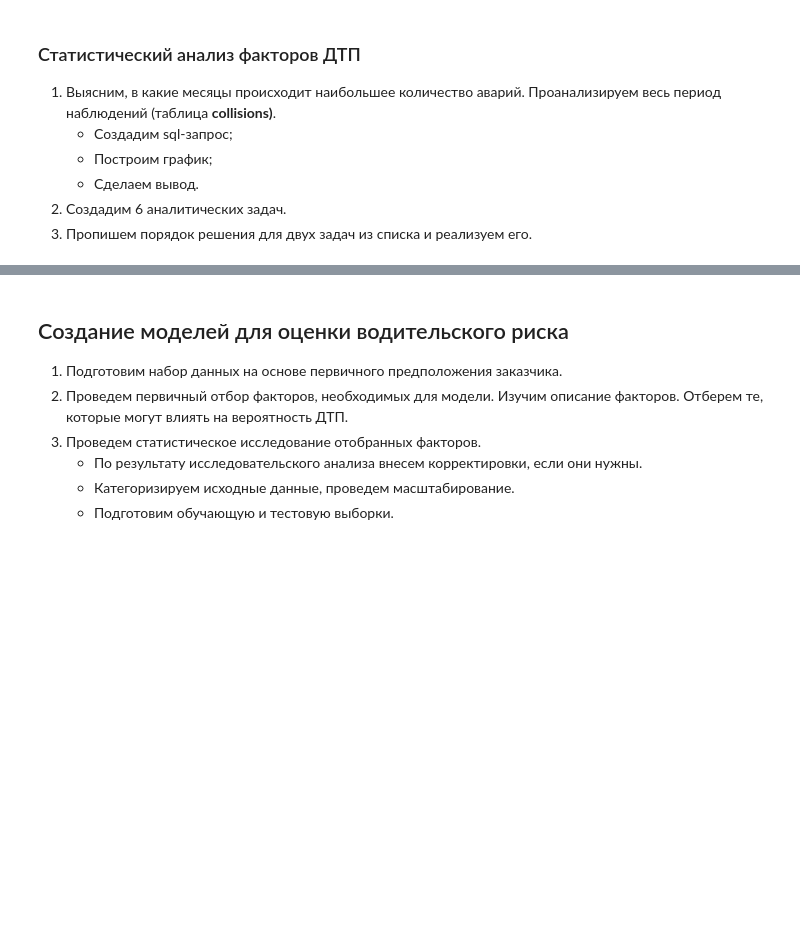
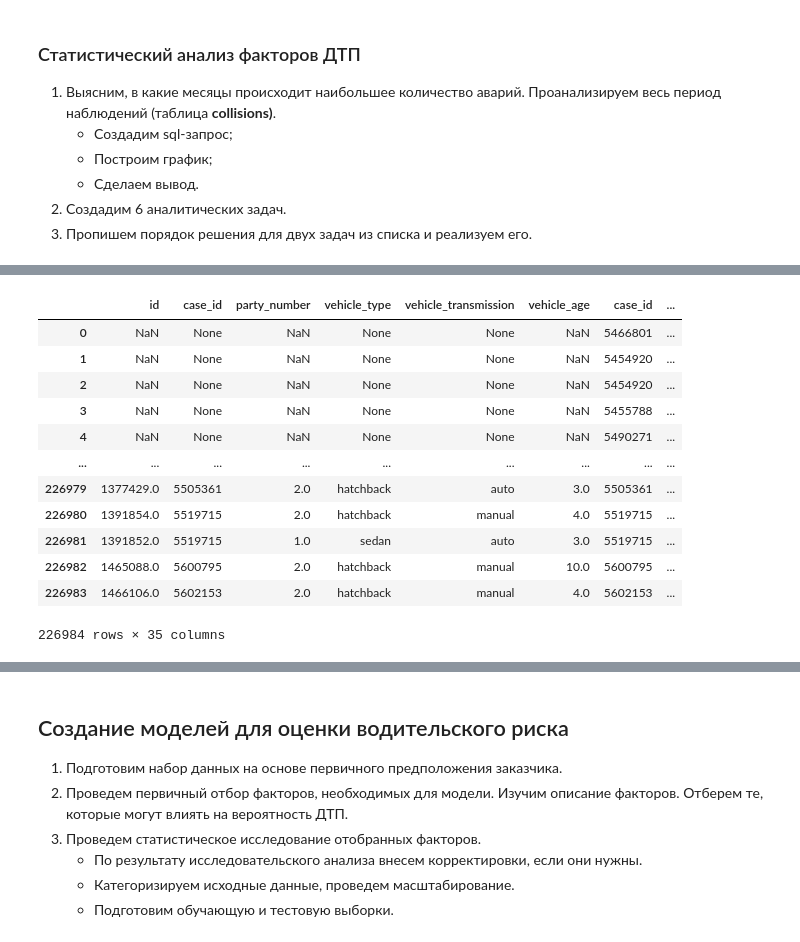
Before and after one commit to Moncervers/car_accident_prediction, a Jupyter notebook: project_notebook.ipynb, the cells around one changed output, grey strips where cells are left out. Saved outputs shown, nothing was run; the diff lists cells and outputs as text; code cells hidden in the pictures; blank space fills up the shorter version.

```diff
--- a/project_notebook.ipynb
+++ b/project_notebook.ipynb
@@ -141,0 +266,6 @@ engine = create_engine(connection_string)
+# %%
+# Выводим среднюю сумму страховки по типу транспортного средства
+with open('queries/task_5.sql', 'r') as file:
+    query = file.read()
+
+pd.read_sql_query(query, engine)
@@ -141,0 +290,6 @@ engine = create_engine(connection_string)
+# %%
+# Выводим минимальный, средний и максимальный возраст автомобиля
+with open('queries/task_6.1.sql', 'r') as file:
+    query = file.read()
+
+pd.read_sql_query(query, engine)
@@ -141,0 +301,6 @@ engine = create_engine(connection_string)
+# %%
+# Выводим количество ДТП по типу возраста автомобиля
+with open('queries/task_6.2.sql', 'r') as file:
+    query = file.read()
+
+pd.read_sql_query(query, engine)
@@ -143,0 +332,21 @@ engine = create_engine(connection_string)
+# %%
+with open('queries/load_df.sql', 'r') as file:
+    query = file.read()
+
+df = pd.read_sql_query(query, engine)
+
+df
+# %% [output]
+|  | id | case_id | party_number | vehicle_type | vehicle_transmission | vehicle_age | case_id | ... |
+| 0 | NaN | None | NaN | None | None | NaN | 5466801 | ... |
+| 1 | NaN | None | NaN | None | None | NaN | 5454920 | ... |
+| 2 | NaN | None | NaN | None | None | NaN | 5454920 | ... |
+| 3 | NaN | None | NaN | None | None | NaN | 5455788 | ... |
+| 4 | NaN | None | NaN | None | None | NaN | 5490271 | ... |
+| ... | ... | ... | ... | ... | ... | ... | ... | ... |
+| 226979 | 1377429.0 | 5505361 | 2.0 | hatchback | auto | 3.0 | 5505361 | ... |
+| 226980 | 1391854.0 | 5519715 | 2.0 | hatchback | manual | 4.0 | 5519715 | ... |
+| 226981 | 1391852.0 | 5519715 | 1.0 | sedan | auto | 3.0 | 5519715 | ... |
+| 226982 | 1465088.0 | 5600795 | 2.0 | hatchback | manual | 10.0 | 5600795 | ... |
+| 226983 | 1466106.0 | 5602153 | 2.0 | hatchback | manual | 4.0 | 5602153 | ... |
+226984 rows × 35 columns
```
Also changed, not shown: parts of 37 cells of this notebook, 1 other file.
